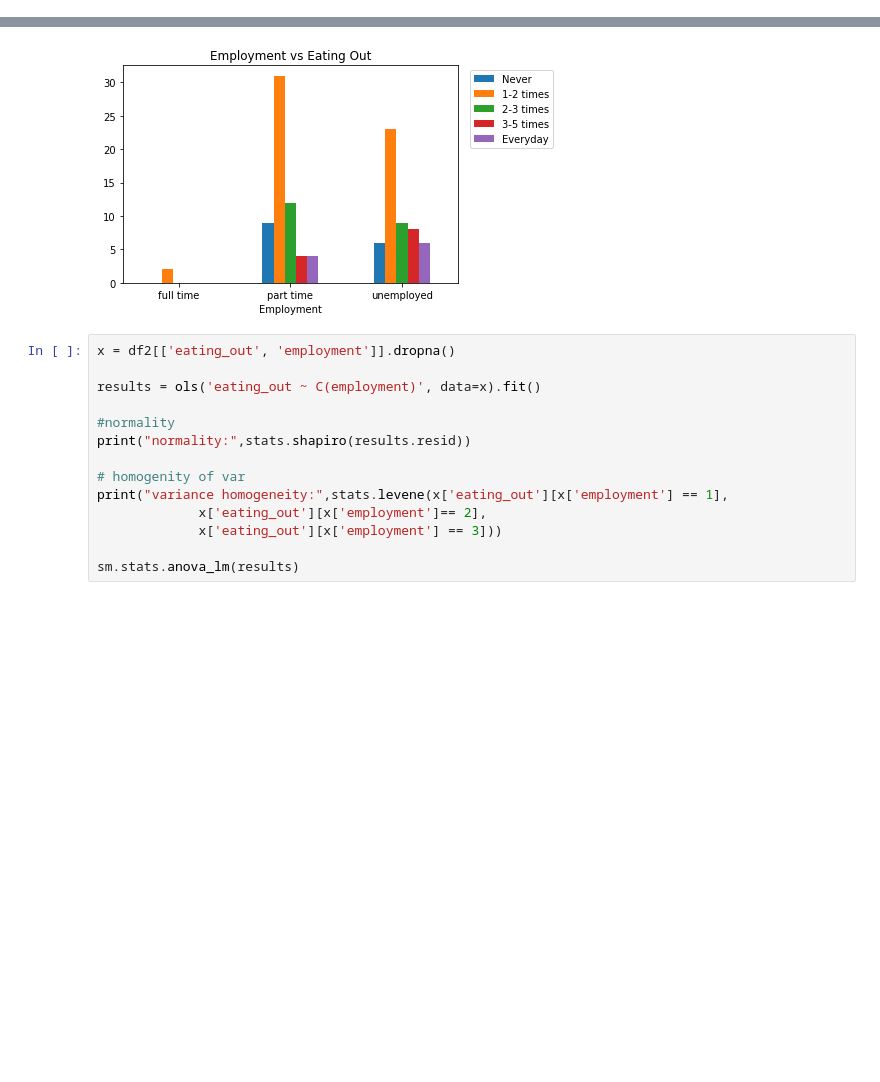
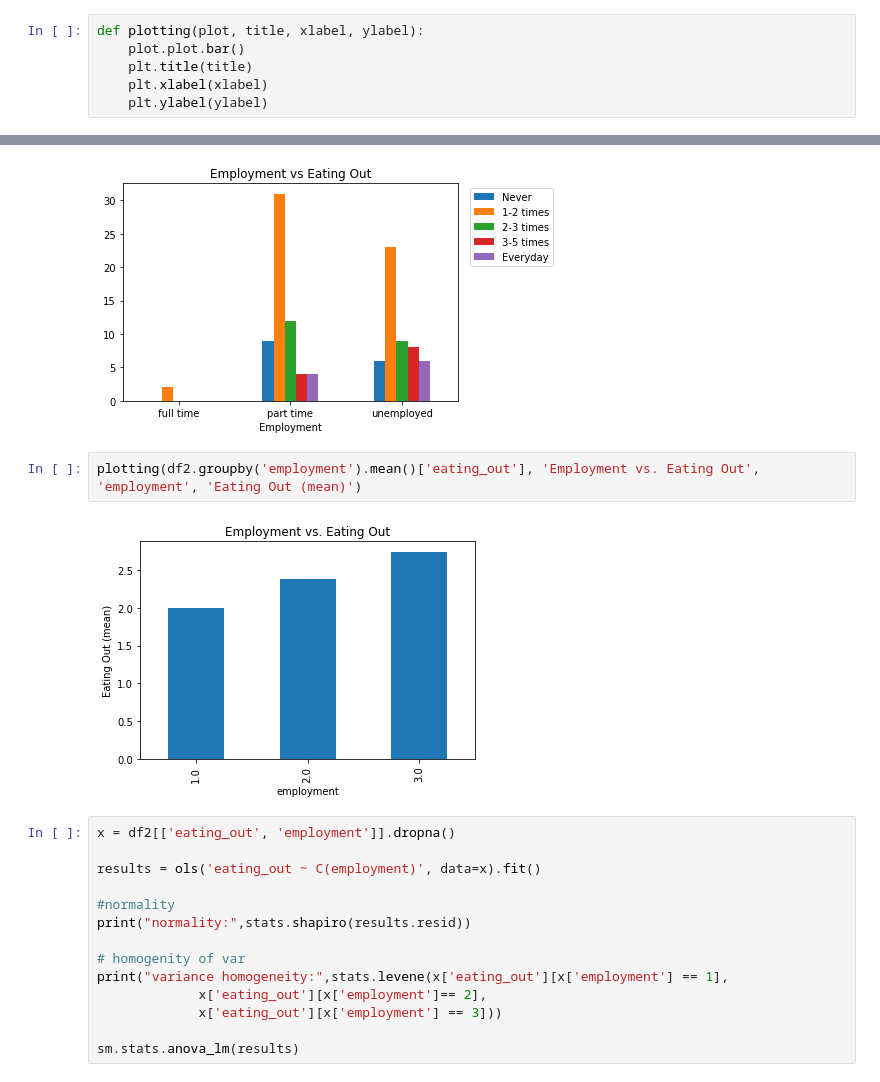
Before and after one commit to tiffanyhsu001/Stats131_FinalProject, a Jupyter notebook: Eating Out Data Analysis.ipynb, the cells around one changed output, grey strips where cells are left out. Cells and saved outputs as stored; diff of their text form; blank space fills up the shorter version.

Commit message:
new plots to eating out data analysis

```diff
--- a/Eating Out Data Analysis.ipynb
+++ b/Eating Out Data Analysis.ipynb
@@ -72,12 +72,22 @@ def check_anova_assumptions(results, variable):
              df2['eating_out'][df2[variable] == 2],
              df2['eating_out'][df2[variable] == 3],
              df2['eating_out'][df2[variable] == 4]))
+# %%
+def plotting(plot, title, xlabel, ylabel):
+    plot.plot.bar()
+    plt.title(title)
+    plt.xlabel(xlabel)
+    plt.ylabel(ylabel)
 # %% [markdown]
 #### Employment vs. Eating Out
 # %%
 eatout_groupby_plot('employment', 'Employment vs Eating Out', 'Employment', [0,1,2], labels = ['full time', 'part time', 'unemployed'])
 # %% [output]
 [figure]
+# %%
+plotting(df2.groupby('employment').mean()['eating_out'], 'Employment vs. Eating Out', 'employment', 'Eating Out (mean)')
+# %% [output]
+[figure, added]
 # %%
 x = df2[['eating_out', 'employment']].dropna()
 
```
Also changed, not shown: parts of 7 cells of this notebook.
